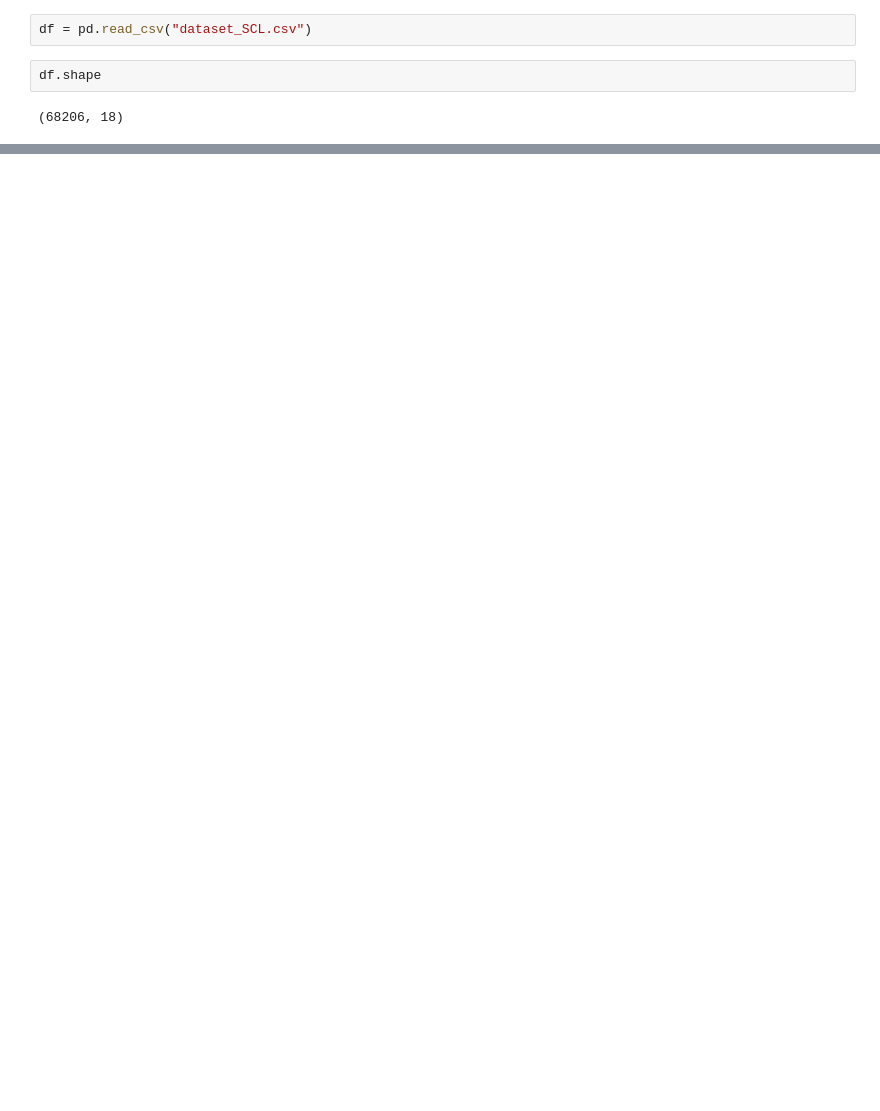
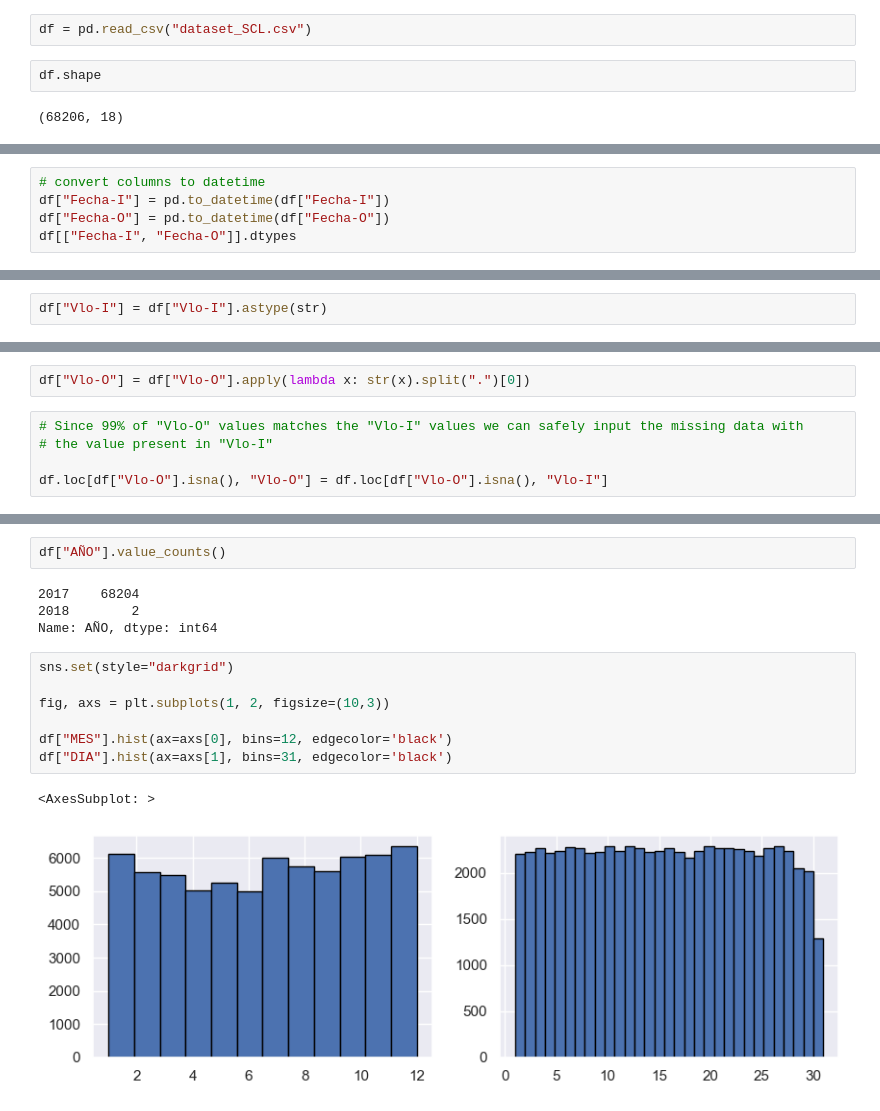
Before and after one commit to pedrocwb/latam, a Jupyter notebook: solution.ipynb, the cells around one changed output, grey strips where cells are left out. Saved outputs shown, nothing was run; the diff lists cells and outputs as text; blank space fills up the shorter version.

Commit message:
in-depth exploratory data analysis

```diff
--- a/solution.ipynb
+++ b/solution.ipynb
@@ -47,0 +164,5 @@ prof
+# %%
+# convert columns to datetime
+df["Fecha-I"] = pd.to_datetime(df["Fecha-I"])
+df["Fecha-O"] = pd.to_datetime(df["Fecha-O"])
+df[["Fecha-I", "Fecha-O"]].dtypes
@@ -47,0 +202,2 @@ prof
+# %%
+df["Vlo-I"] = df["Vlo-I"].astype(str)
@@ -47,0 +248,7 @@ prof
+# %%
+df["Vlo-O"] = df["Vlo-O"].apply(lambda x: str(x).split(".")[0])
+# %%
+# Since 99% of "Vlo-O" values matches the "Vlo-I" values we can safely input the missing data with
+# the value present in "Vlo-I"
+
+df.loc[df["Vlo-O"].isna(), "Vlo-O"] = df.loc[df["Vlo-O"].isna(), "Vlo-I"]
@@ -47,0 +272,16 @@ prof
+# %%
+df["AÑO"].value_counts()
+# %% [output]
+2017    68204
+2018        2
+Name: AÑO, dtype: int64
+# %%
+sns.set(style="darkgrid")
+
+fig, axs = plt.subplots(1, 2, figsize=(10,3))
+
+df["MES"].hist(ax=axs[0], bins=12, edgecolor='black')
+df["DIA"].hist(ax=axs[1], bins=31, edgecolor='black')
+# %% [output]
+<AxesSubplot: >
+[figure, added]
```
Also changed, not shown: parts of 104 cells of this notebook.
